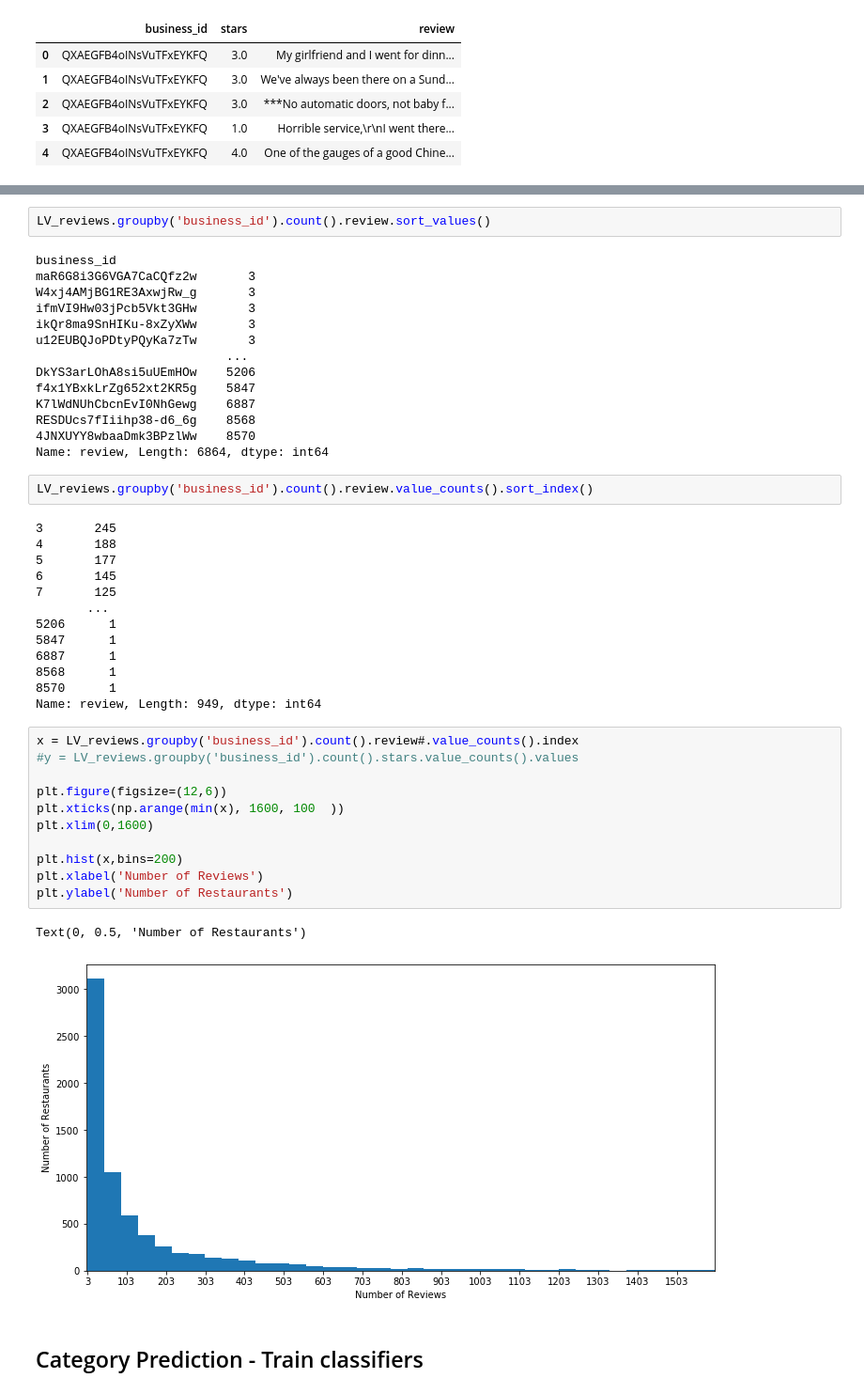
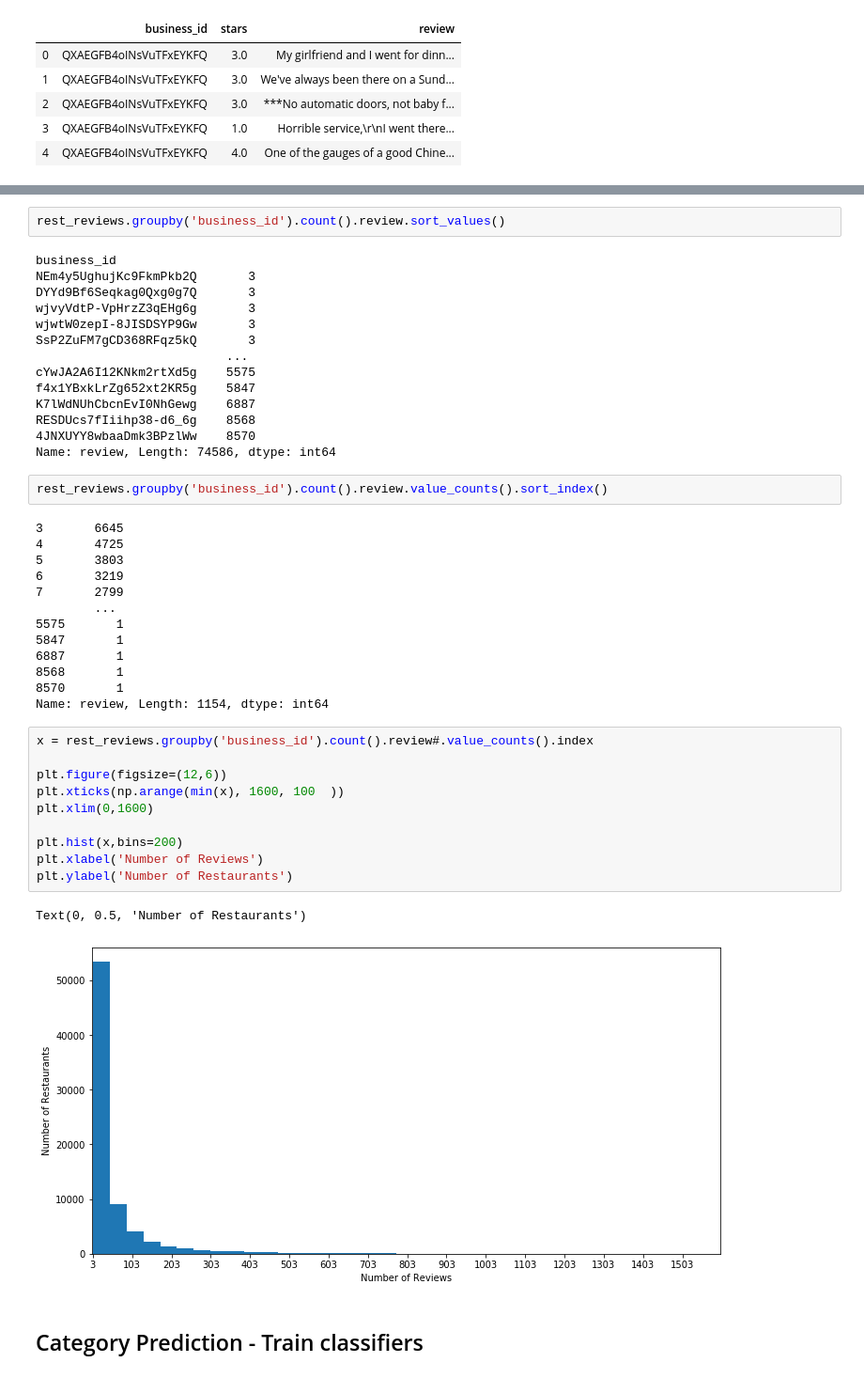
Before and after one commit to pavkalfantis/restaurant_recommender, a Jupyter notebook: TDIproject-Las Vegas Food Guide.ipynb, the cells around one changed output, grey strips where cells are left out. Shown at 94% size. Drawn from its saved outputs; the diff is of its cells as text.

```diff
--- a/TDIproject-Las Vegas Food Guide.ipynb
+++ b/TDIproject-Las Vegas Food Guide.ipynb
@@ -729,50 +674,49 @@ LV_reviews.review.isnull().sum()
 # %% [output]
 0
 # %%
-LV_reviews.groupby('business_id').count().review.sort_values()
+rest_reviews.groupby('business_id').count().review.sort_values()
 # %% [output]
 business_id
-maR6G8i3G6VGA7CaCQfz2w       3
-W4xj4AMjBG1RE3AxwjRw_g       3
-ifmVI9Hw03jPcb5Vkt3GHw       3
-ikQr8ma9SnHIKu-8xZyXWw       3
-u12EUBQJoPDtyPQyKa7zTw       3
+NEm4y5UghujKc9FkmPkb2Q       3
+DYYd9Bf6Seqkag0Qxg0g7Q       3
+wjvyVdtP-VpHrzZ3qEHg6g       3
+wjwtW0zepI-8JISDSYP9Gw       3
+SsP2ZuFM7gCD368RFqz5kQ       3
                           ...
-DkYS3arLOhA8si5uUEmHOw    5206
+cYwJA2A6I12KNkm2rtXd5g    5575
 f4x1YBxkLrZg652xt2KR5g    5847
 K7lWdNUhCbcnEvI0NhGewg    6887
 RESDUcs7fIiihp38-d6_6g    8568
 4JNXUYY8wbaaDmk3BPzlWw    8570
-Name: review, Length: 6864, dtype: int64
+Name: review, Length: 74586, dtype: int64
 # %%
-LV_reviews.groupby('business_id').count().review.value_counts().sort_index()
+rest_reviews.groupby('business_id').count().review.value_counts().sort_index()
 # %% [output]
-3       245
-4       188
-5       177
-6       145
-7       125
-       ...
-5206      1
-5847      1
-6887      1
-8568      1
-8570      1
-Name: review, Length: 949, dtype: int64
+3       6645
+4       4725
+5       3803
+6       3219
+7       2799
+        ...
+5575       1
+5847       1
+6887       1
+8568       1
+8570       1
+Name: review, Length: 1154, dtype: int64
 # %%
-x = LV_reviews.groupby('business_id').count().review#.value_counts().index
-#y = LV_reviews.groupby('business_id').count().stars.value_counts().values
+x = rest_reviews.groupby('business_id').count().review#.value_counts().index
 
 plt.figure(figsize=(12,6))
 plt.xticks(np.arange(min(x), 1600, 100  ))
 plt.xlim(0,1600)
 
 plt.hist(x,bins=200)
 plt.xlabel('Number of Reviews')
 plt.ylabel('Number of Restaurants')
 # %% [output]
 Text(0, 0.5, 'Number of Restaurants')
-[figure, old version]
+[figure, new version]
 # %% [markdown]
 ## Category Prediction - Train classifiers
 # %%
```
Also changed, not shown: parts of 36 cells of this notebook, 2 other files.
